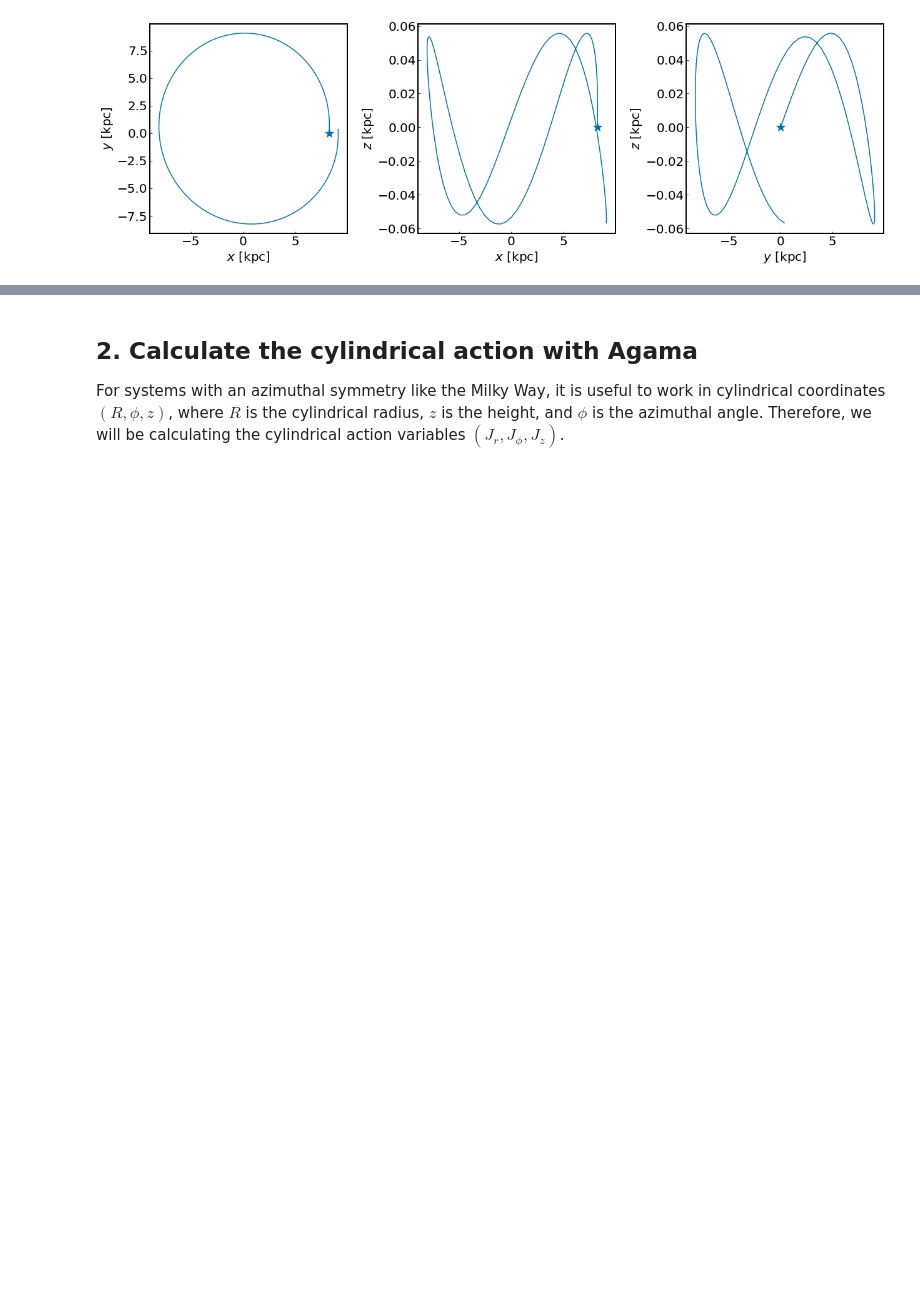
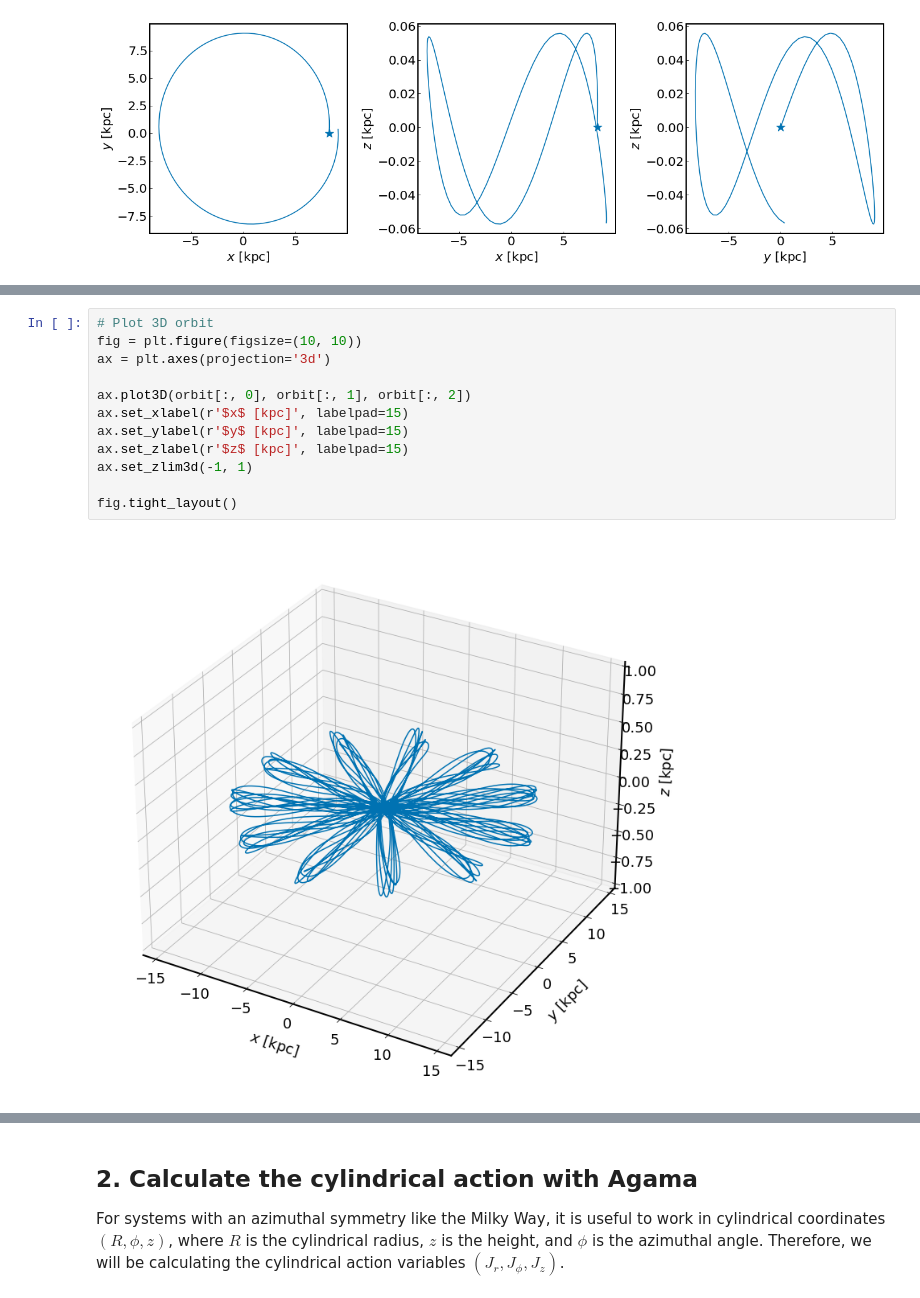
Before and after one commit to trivnguyen/gaia-dr3-agama-tutorial, a Jupyter notebook: action_angle_tutorial.ipynb, the cells around one changed output, grey strips where cells are left out. Saved outputs shown, nothing was run; the diff lists cells and outputs as text; blank space fills up the shorter version.

Commit message:
Add more orbit integration stuffs

```diff
--- a/action_angle_tutorial.ipynb
+++ b/action_angle_tutorial.ipynb
@@ -267,0 +281,14 @@ fig.tight_layout()
+# %%
+# Plot 3D orbit
+fig = plt.figure(figsize=(10, 10))
+ax = plt.axes(projection='3d')
+
+ax.plot3D(orbit[:, 0], orbit[:, 1], orbit[:, 2])
+ax.set_xlabel(r'$x$ [kpc]', labelpad=15)
+ax.set_ylabel(r'$y$ [kpc]', labelpad=15)
+ax.set_zlabel(r'$z$ [kpc]', labelpad=15)
+ax.set_zlim3d(-1, 1)
+
+fig.tight_layout()
+# %% [output]
+[figure, added]
```
Also changed, not shown: parts of 12 cells of this notebook, 1 other file.
